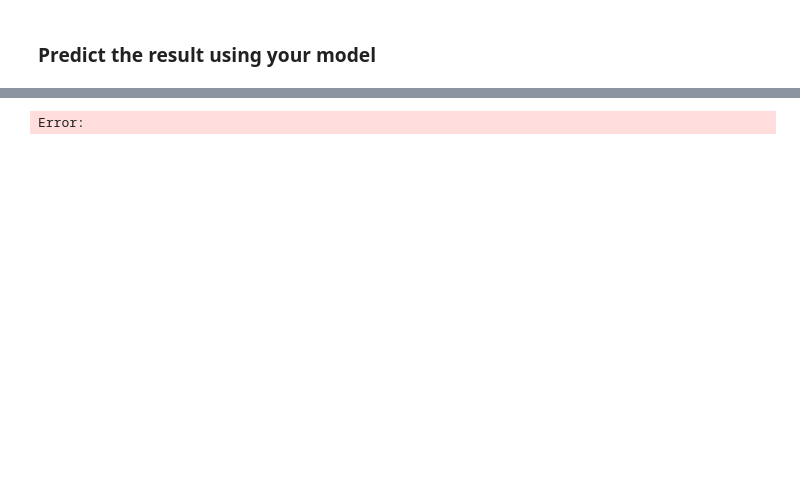
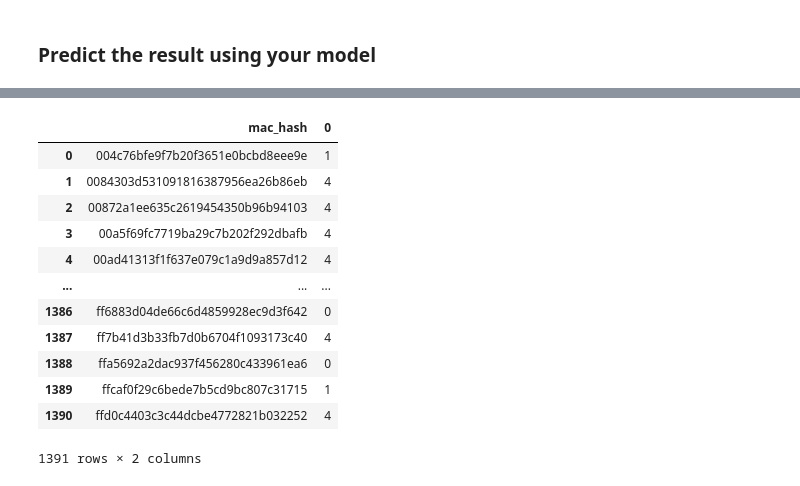
Before and after one commit to yangyx30678/DNN_lab_BehaviorClassification, a Jupyter notebook: DNN_lab_to_student.ipynb, the cells around one changed output, grey strips where cells are left out. Cells and saved outputs as stored; diff of their text form; code cells hidden in the pictures; blank space fills up the shorter version.

```diff
--- a/DNN_lab_to_student.ipynb
+++ b/DNN_lab_to_student.ipynb
@@ -245,3 +251,5 @@ Error:
 # %%
 # Prediction
+test = np.argmax(model.predict(X_test), axis=-1)
+test
 # %% [output]
@@ -249,4 +258,21 @@ Error:
 # %%
 # Generate submit.csv
+submit = mac[mac.columns[0]]
+test_label = pd.DataFrame(test)
+submit = pd.concat([submit, test_label], axis=1)
+submit.to_csv('submit.csv', index = False)
+submit
 # %% [output]
+|  | mac_hash | 0 |
+| 0 | 004c76bfe9f7b20f3651e0bcbd8eee9e | 1 |
+| 1 | 0084303d531091816387956ea26b86eb | 4 |
+| 2 | 00872a1ee635c2619454350b96b94103 | 4 |
+| 3 | 00a5f69fc7719ba29c7b202f292dbafb | 4 |
+| 4 | 00ad41313f1f637e079c1a9d9a857d12 | 4 |
+| ... | ... | ... |
+| 1386 | ff6883d04de66c6d4859928ec9d3f642 | 0 |
+| 1387 | ff7b41d3b33fb7d0b6704f1093173c40 | 4 |
+| 1388 | ffa5692a2dac937f456280c433961ea6 | 0 |
+| 1389 | ffcaf0f29c6bede7b5cd9bc807c31715 | 1 |
+| 1390 | ffd0c4403c3c44dcbe4772821b032252 | 4 |
-Error:
+1391 rows × 2 columns
```
Also changed, not shown: parts of 6 cells of this notebook, 1 other file.
